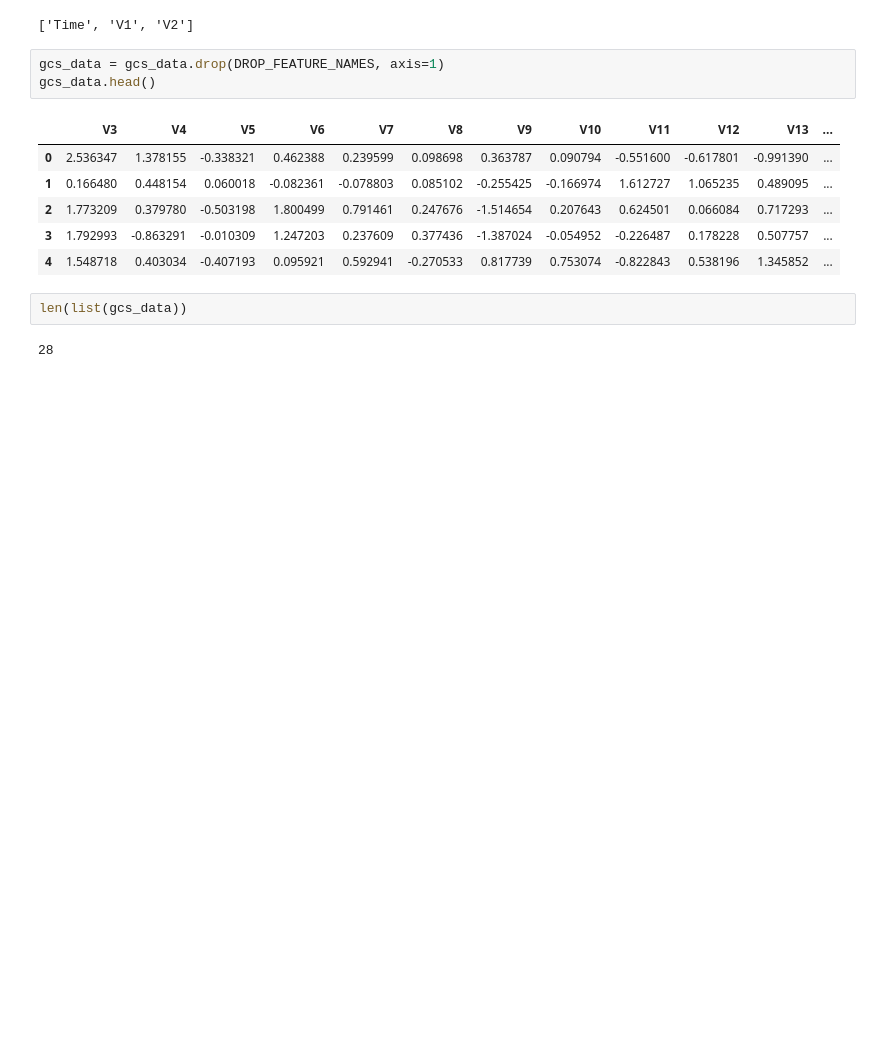
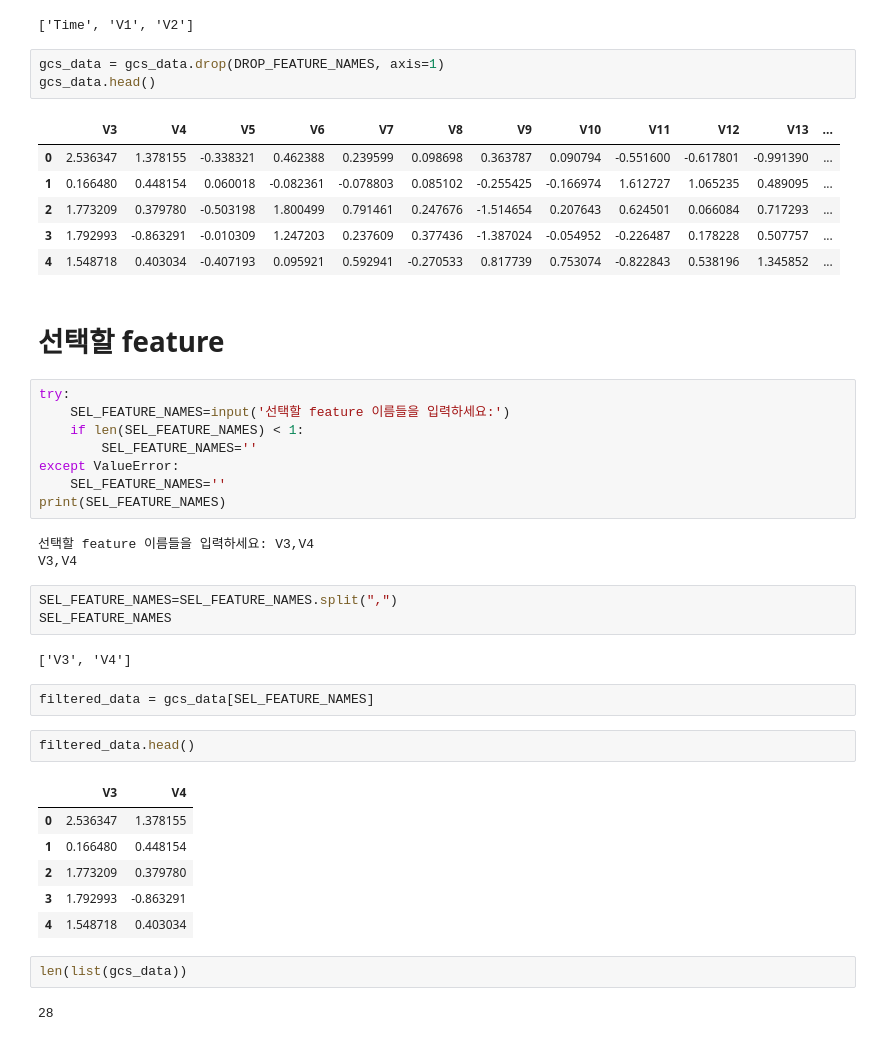
Before and after one commit to younseun/google-asl-study, a Jupyter notebook: final_mini_project/kmlee/project_template.ipynb, the cells around one changed output. Cells and saved outputs as stored; diff of their text form; blank space fills up the shorter version.

```diff
--- a/final_mini_project/kmlee/project_template.ipynb
+++ b/final_mini_project/kmlee/project_template.ipynb
@@ -102,6 +104,35 @@ gcs_data.head()
 | 2 | 1.773209 | 0.379780 | -0.503198 | 1.800499 | 0.791461 | 0.247676 | -1.514654 | 0.207643 | 0.624501 | 0.066084 | 0.717293 | ... |
 | 3 | 1.792993 | -0.863291 | -0.010309 | 1.247203 | 0.237609 | 0.377436 | -1.387024 | -0.054952 | -0.226487 | 0.178228 | 0.507757 | ... |
 | 4 | 1.548718 | 0.403034 | -0.407193 | 0.095921 | 0.592941 | -0.270533 | 0.817739 | 0.753074 | -0.822843 | 0.538196 | 1.345852 | ... |
+# %% [markdown]
+# 선택할 feature
+# %%
+try:
+    SEL_FEATURE_NAMES=input('선택할 feature 이름들을 입력하세요:')
+    if len(SEL_FEATURE_NAMES) < 1:
+        SEL_FEATURE_NAMES=''
+except ValueError:
+    SEL_FEATURE_NAMES=''
+print(SEL_FEATURE_NAMES)
+# %% [output]
+선택할 feature 이름들을 입력하세요: V3,V4
+V3,V4
+# %%
+SEL_FEATURE_NAMES=SEL_FEATURE_NAMES.split(",")
+SEL_FEATURE_NAMES
+# %% [output]
+['V3', 'V4']
+# %%
+filtered_data = gcs_data[SEL_FEATURE_NAMES]
+# %%
+filtered_data.head()
+# %% [output]
+|  | V3 | V4 |
+| 0 | 2.536347 | 1.378155 |
+| 1 | 0.166480 | 0.448154 |
+| 2 | 1.773209 | 0.379780 |
+| 3 | 1.792993 | -0.863291 |
+| 4 | 1.548718 | 0.403034 |
 # %%
 len(list(gcs_data))
 # %% [output]
```
Also changed, not shown: parts of 1 cell of this notebook.
